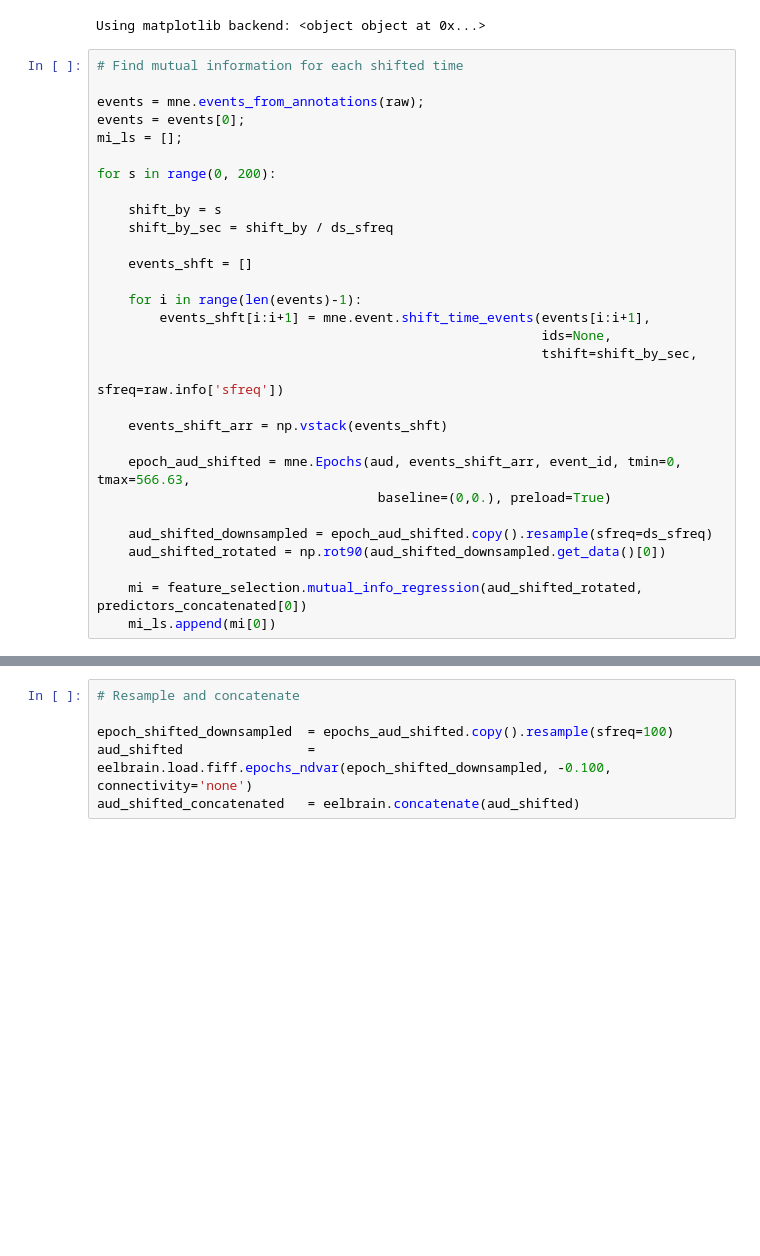
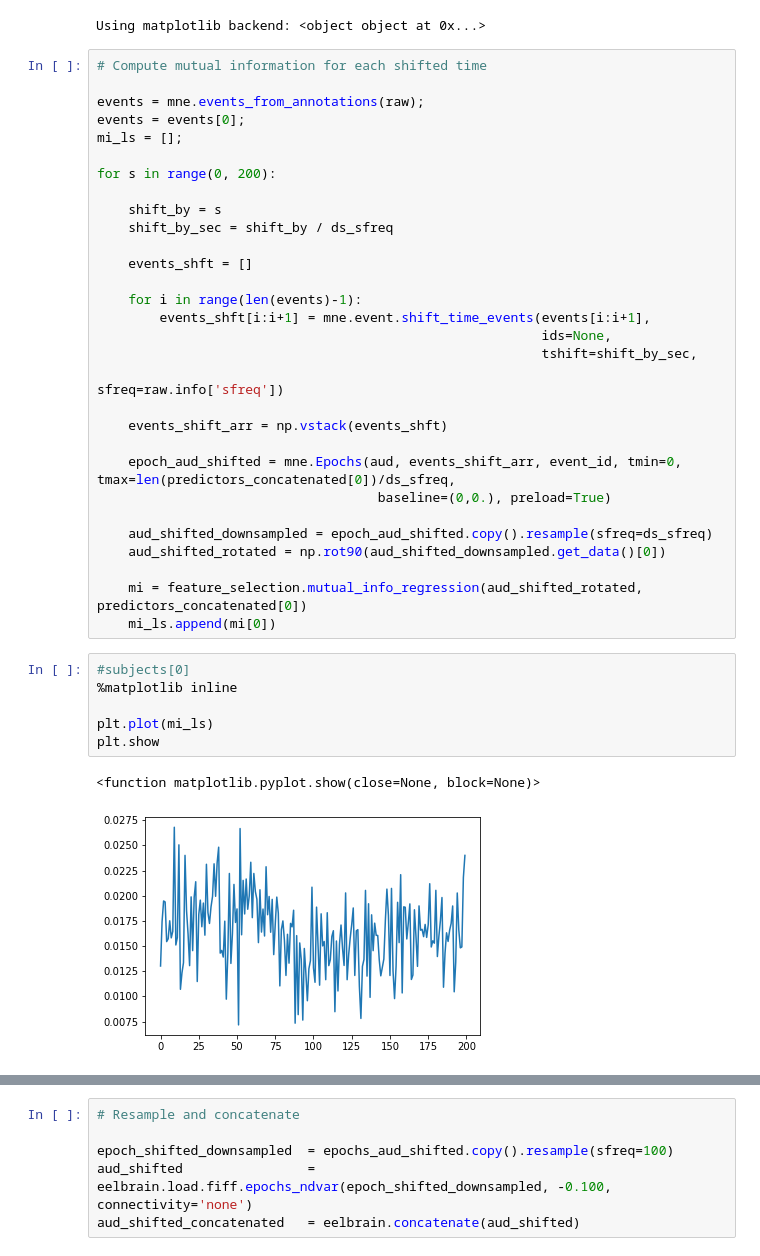
Before and after one commit to jeonghwa-cho/trf, a Jupyter notebook: estimate_trfs_LittlePrince.ipynb, the cells around one changed output, grey strips where cells are left out. Cells and saved outputs as stored; diff of their text form; blank space fills up the shorter version.

Commit message:
mutual information

```diff
--- a/estimate_trfs_LittlePrince.ipynb
+++ b/estimate_trfs_LittlePrince.ipynb
@@ -362,7 +366,7 @@ plt.show()
 # %% [output]
 Using matplotlib backend: <object object at 0x...>
 # %%
-# Find mutual information for each shifted time
+# Compute mutual information for each shifted time
 
 events = mne.events_from_annotations(raw);
 events = events[0];
@@ -383,7 +387,7 @@ for s in range(0, 200):
 
     events_shift_arr = np.vstack(events_shft)
 
-    epoch_aud_shifted = mne.Epochs(aud, events_shift_arr, event_id, tmin=0, tmax=566.63,
+    epoch_aud_shifted = mne.Epochs(aud, events_shift_arr, event_id, tmin=0, tmax=len(predictors_concatenated[0])/ds_sfreq,
                                     baseline=(0,0.), preload=True)
 
     aud_shifted_downsampled = epoch_aud_shifted.copy().resample(sfreq=ds_sfreq)
@@ -391,4 +395,13 @@ for s in range(0, 200):
 
     mi = feature_selection.mutual_info_regression(aud_shifted_rotated, predictors_concatenated[0])
     mi_ls.append(mi[0])
+# %%
+#subjects[0]
+%matplotlib inline
+
+plt.plot(mi_ls)
+plt.show
+# %% [output]
+<function matplotlib.pyplot.show(close=None, block=None)>
+[figure, added]
 # %%
```
Also changed, not shown: parts of 11 cells of this notebook.
